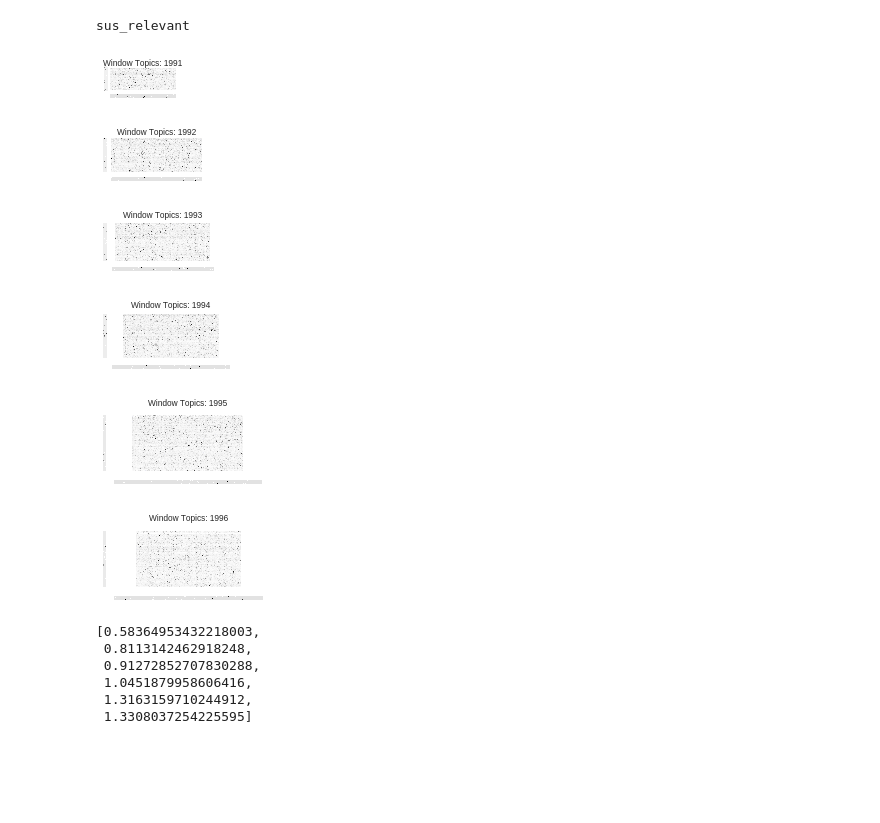
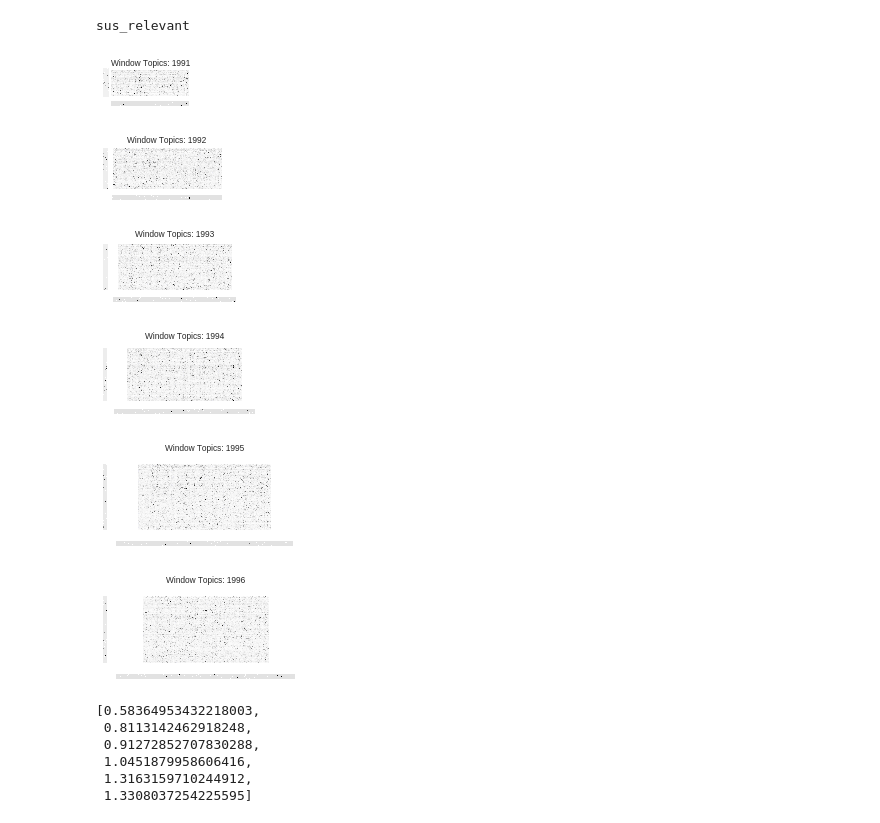
Before and after one commit to mcc-apsis/sustainability, a Jupyter notebook: code/explanation.ipynb, the cells around one changed output. Saved outputs shown, nothing was run; the diff lists cells and outputs as text; code cells hidden in the pictures; blank space fills up the shorter version.

Commit message:
resize plots

```diff
--- a/code/explanation.ipynb
+++ b/code/explanation.ipynb
@@ -100,7 +100,7 @@ for i,y in enumerate([1991,1992,1993,1994,1995,1996]):
     H_m[(H_m<0.3) & (H_m>0.0005)]=0.1
     H_m[H_m==0.0]=np.nan
 
-    plt.rcParams["figure.figsize"] = [29.7/6/2.54*ws[i],29.7/6/2.54*0.6*ws[i]]
+    plt.rcParams["figure.figsize"] = [29.7/5/2.54*ws[i],29.7/5/2.54*0.6*ws[i]]
 
     fig = plt.figure()
 
@@ -135,39 +135,39 @@ for i,y in enumerate([1991,1992,1993,1994,1995,1996]):
         tfidf_m,
         xticklabels=False,
         yticklabels=False,
         cmap="Greys",
         square=True,
         ax=ax3,
         #cbar_ax=ax4,
         cbar=False
     )
 
     m = tfidf_m.shape[0] # docs
     n = tfidf_m.shape[1] # terms
     r = H_m.shape[1] # topics
 
     #ax1.text(H_m.shape[1]*4,H_m.shape[0]/2,"H:\n{}\nx\n{}".format(H_m.shape[1],H_m.shape[0]),
     #        va="center", ha="center")
 
     #ax1.text(H_m.shape[1]/2,-H_m.shape[0]/5,r'V$\approx$WH',ha="center")
     #ax2.text(W_m.shape[1]/2,W_m.shape[0]*2,"W: {} x {}".format(W_m.shape[1],W_m.shape[0]))
     #ax3.text(n*0.5,m*1.08,"V: {} x {}".format(n,m))
 
     st = fig.suptitle("Window Topics: {}".format(y), fontsize="x-small",ha="center")
     st.set_y(1.15)
     st.set_x(0.4)
 
     #fig.tight_layout()
     plt.savefig('../plots/VWH_{}.png'.format(y),bbox_inches='tight')
 
     plt.show()
 # %% [output]
-[figure, old version]
+[figure, new version]
-[figure, old version]
+[figure, new version]
-[figure, old version]
+[figure, new version]
-[figure, old version]
+[figure, new version]
-[figure, old version]
+[figure, new version]
-[figure, old version]
+[figure, new version]
 # %%
 vs = np.array([x.shape[1] for x in dtms])
 
```
Also changed, not shown: 6 other files.
